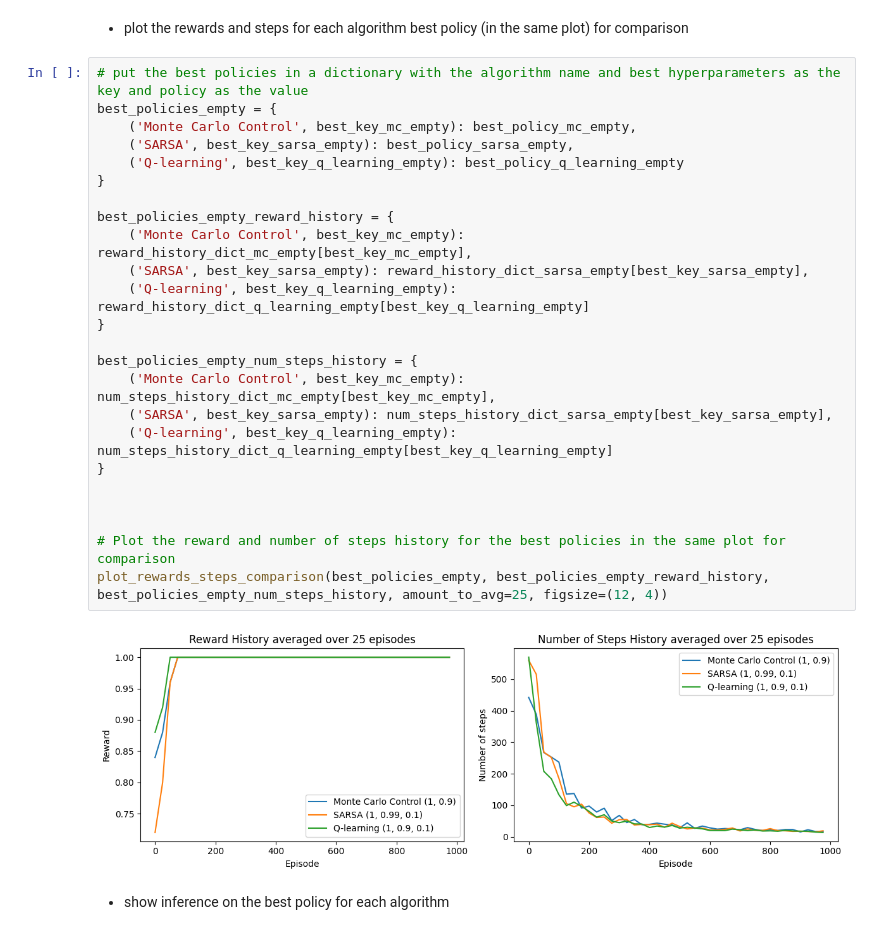
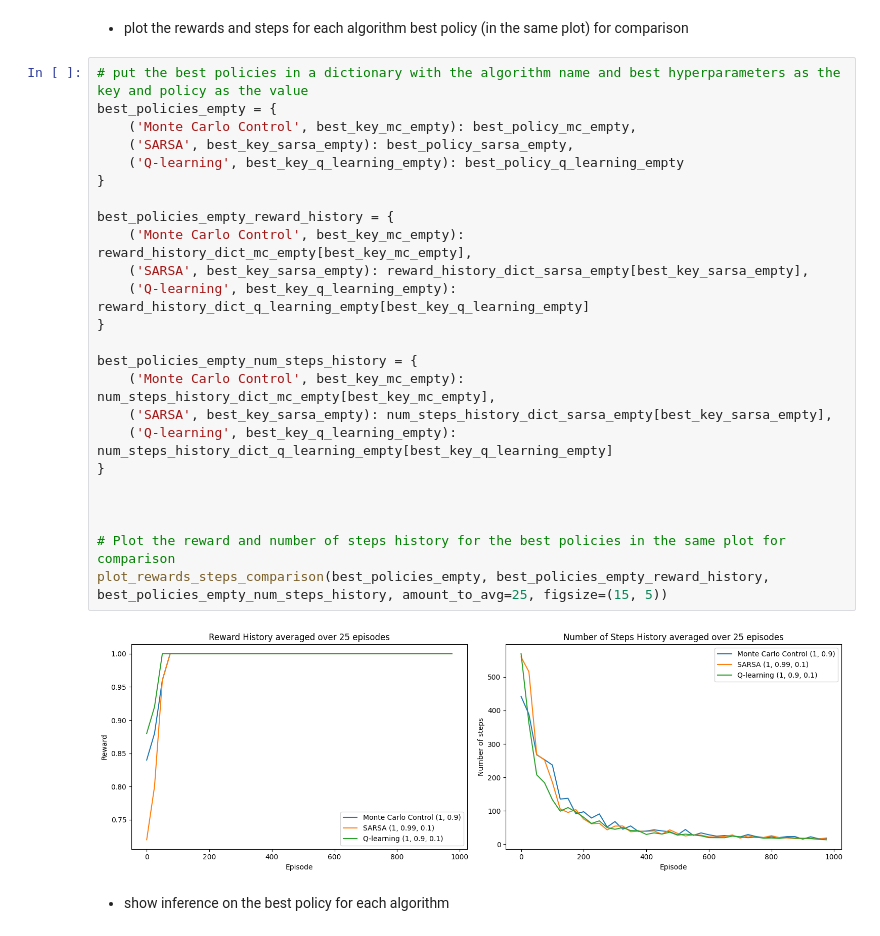
Before and after one commit to Lior-Baruch/RL, a Jupyter notebook: Mid_Project_tabular_RL_Minigrid_2024.ipynb, the cells around one changed output. Cells and saved outputs as stored; diff of their text form.

```diff
--- a/Mid_Project_tabular_RL_Minigrid_2024.ipynb
+++ b/Mid_Project_tabular_RL_Minigrid_2024.ipynb
@@ -1322,29 +1330,29 @@ Best average done: 1.0
 # %%
 # put the best policies in a dictionary with the algorithm name and best hyperparameters as the key and policy as the value
 best_policies_empty = {
     ('Monte Carlo Control', best_key_mc_empty): best_policy_mc_empty,
     ('SARSA', best_key_sarsa_empty): best_policy_sarsa_empty,
     ('Q-learning', best_key_q_learning_empty): best_policy_q_learning_empty
 }
 
 best_policies_empty_reward_history = {
     ('Monte Carlo Control', best_key_mc_empty): reward_history_dict_mc_empty[best_key_mc_empty],
     ('SARSA', best_key_sarsa_empty): reward_history_dict_sarsa_empty[best_key_sarsa_empty],
     ('Q-learning', best_key_q_learning_empty): reward_history_dict_q_learning_empty[best_key_q_learning_empty]
 }
 
 best_policies_empty_num_steps_history = {
     ('Monte Carlo Control', best_key_mc_empty): num_steps_history_dict_mc_empty[best_key_mc_empty],
     ('SARSA', best_key_sarsa_empty): num_steps_history_dict_sarsa_empty[best_key_sarsa_empty],
     ('Q-learning', best_key_q_learning_empty): num_steps_history_dict_q_learning_empty[best_key_q_learning_empty]
 }
 
 
 
 # Plot the reward and number of steps history for the best policies in the same plot for comparison
-plot_rewards_steps_comparison(best_policies_empty, best_policies_empty_reward_history, best_policies_empty_num_steps_history, amount_to_avg=25, figsize=(12, 4))
+plot_rewards_steps_comparison(best_policies_empty, best_policies_empty_reward_history, best_policies_empty_num_steps_history, amount_to_avg=25, figsize=(15, 5))
 # %% [output]
-[figure, old version]
+[figure, new version]
 # %% [markdown]
 - show inference on the best policy for each algorithm
 # %%
```
Also changed, not shown: parts of 22 cells of this notebook.
